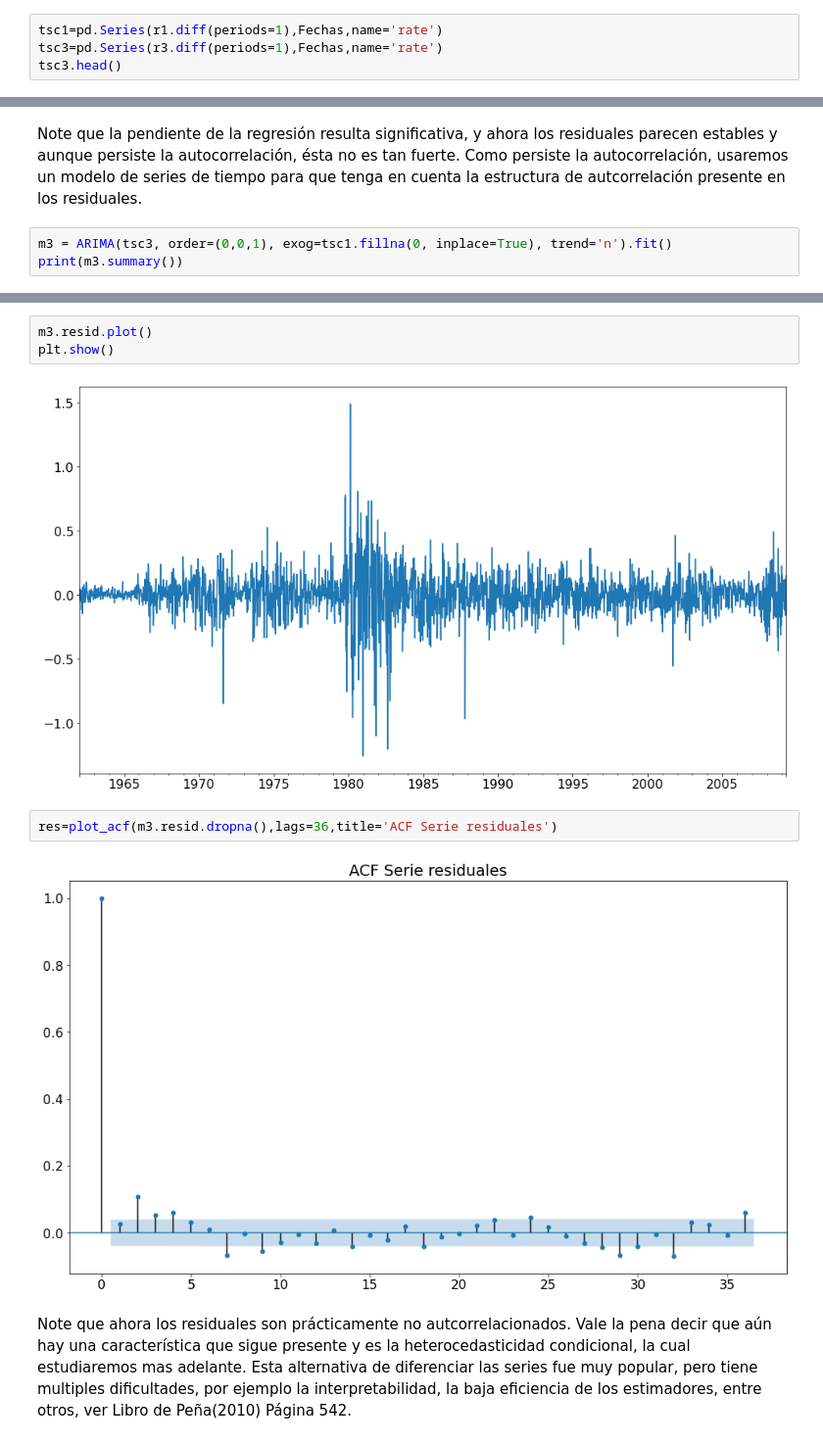
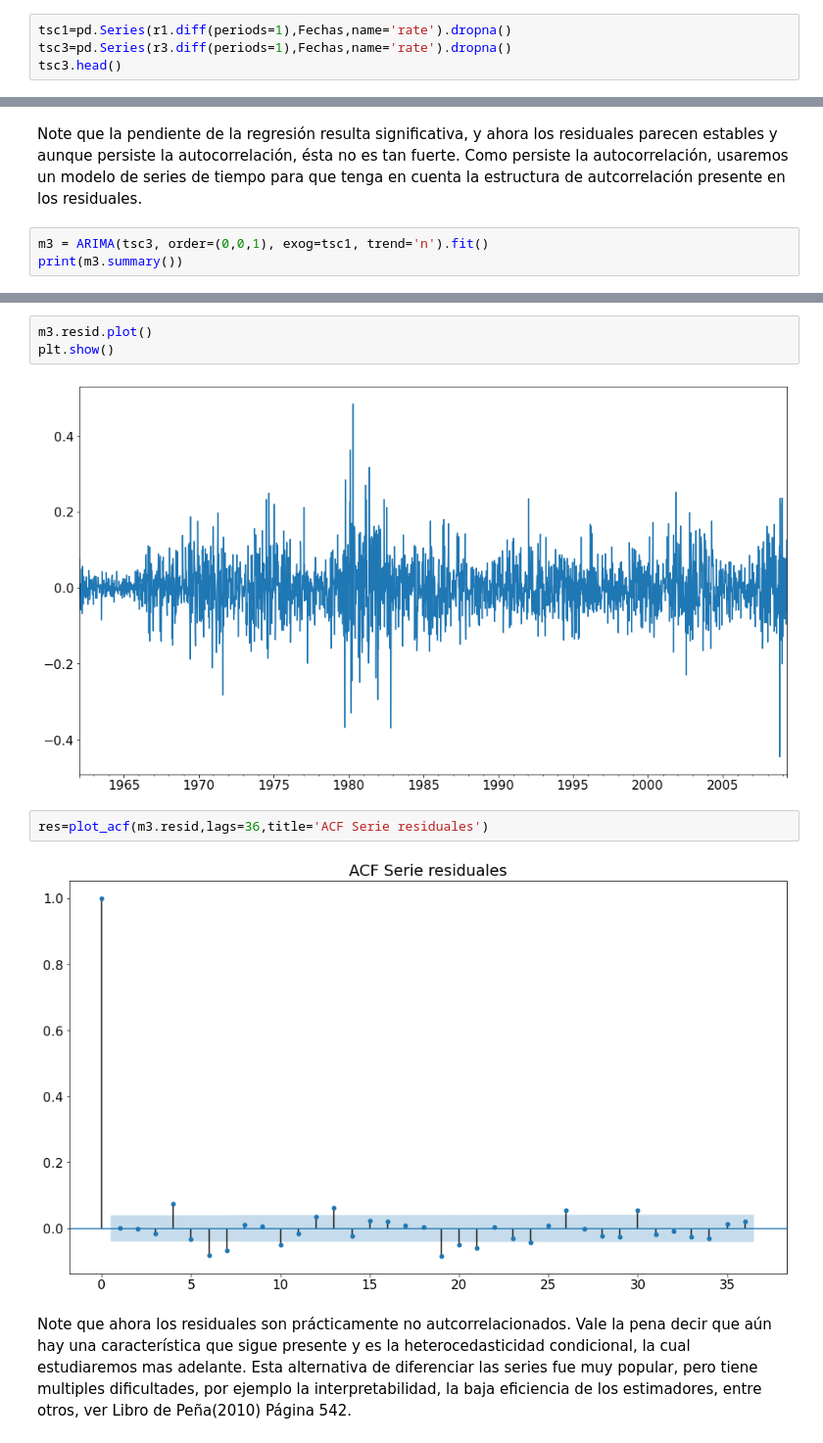
Before and after one commit to jofmorenore/TimeSeries, a Jupyter notebook: proyecto/01_IntroSeriesUnivariadas.ipynb, the cells around one changed output, grey strips where cells are left out. Shown at 98% size. Drawn from its saved outputs; the diff is of its cells as text.

```diff
--- a/proyecto/01_IntroSeriesUnivariadas.ipynb
+++ b/proyecto/01_IntroSeriesUnivariadas.ipynb
@@ -62,7 +62,7 @@ plt.show()
 
 Vamos a hacer la gráficas de dispersión de las variables directamente, y de las variables en cambios(transformadas). La ccf o función de autocorrelación cruzada se define como las correlaciones entre $X_{t+h}$ y $Y_t$ para $h=0,\pm1 \pm2,\cdots$
 # %%
-tsc1=pd.Series(r1.diff(periods=1),Fechas,name='rate')
-tsc3=pd.Series(r3.diff(periods=1),Fechas,name='rate')
+tsc1=pd.Series(r1.diff(periods=1),Fechas,name='rate').dropna()
+tsc3=pd.Series(r3.diff(periods=1),Fechas,name='rate').dropna()
 tsc3.head()
 # %% [output]
@@ -209,7 +206,7 @@ plt.show()
 # %% [markdown]
 Note que la pendiente de la regresión resulta significativa, y ahora los residuales parecen estables y aunque persiste la autocorrelación, ésta no es tan fuerte. Como persiste la autocorrelación, usaremos un modelo de series de tiempo para que tenga en cuenta la estructura de autcorrelación presente en los residuales.
 # %%
-m3 = ARIMA(tsc3, order=(0,0,1), exog=tsc1.fillna(0, inplace=True), trend='n').fit()
+m3 = ARIMA(tsc3, order=(0,0,1), exog=tsc1, trend='n').fit()
 print(m3.summary())
 # %% [output]
                                SARIMAX Results
@@ -233,10 +230,10 @@ Warnings:
 m3.resid.plot()
 plt.show()
 # %% [output]
-[figure, old version]
+[figure, new version]
 # %%
-res=plot_acf(m3.resid.dropna(),lags=36,title='ACF Serie residuales')
+res=plot_acf(m3.resid,lags=36,title='ACF Serie residuales')
 # %% [output]
-[figure, old version]
+[figure, new version]
 # %% [markdown]
 Note que ahora los residuales son prácticamente no autcorrelacionados. Vale la pena decir que aún hay una característica que sigue presente y es la heterocedasticidad condicional, la cual estudiaremos mas adelante. Esta alternativa de diferenciar las series fue muy popular, pero tiene multiples dificultades, por ejemplo la interpretabilidad, la baja eficiencia de los estimadores, entre otros, ver Libro de Peña(2010) Página 542.
```
Also changed, not shown: parts of 21 cells of this notebook.
